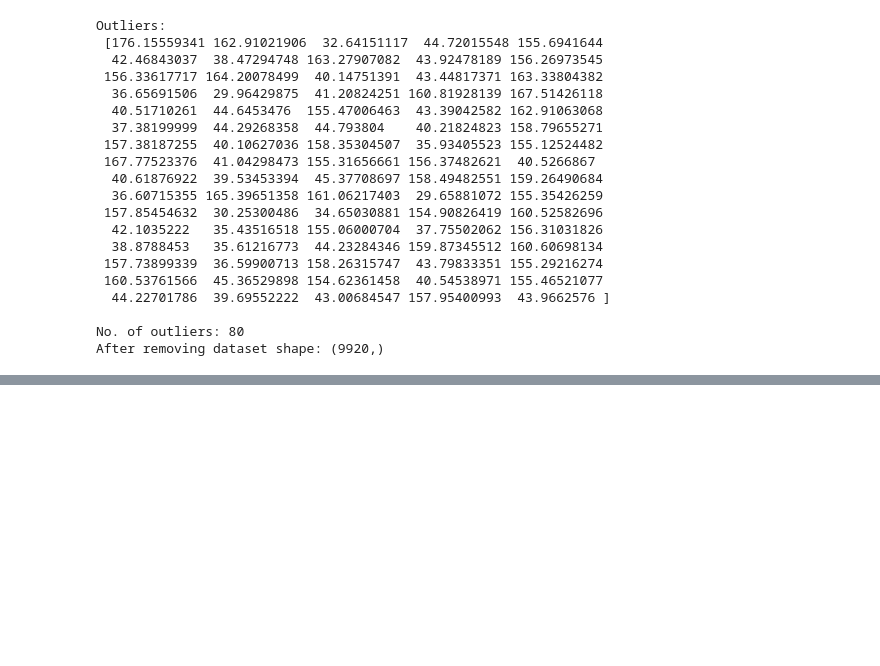
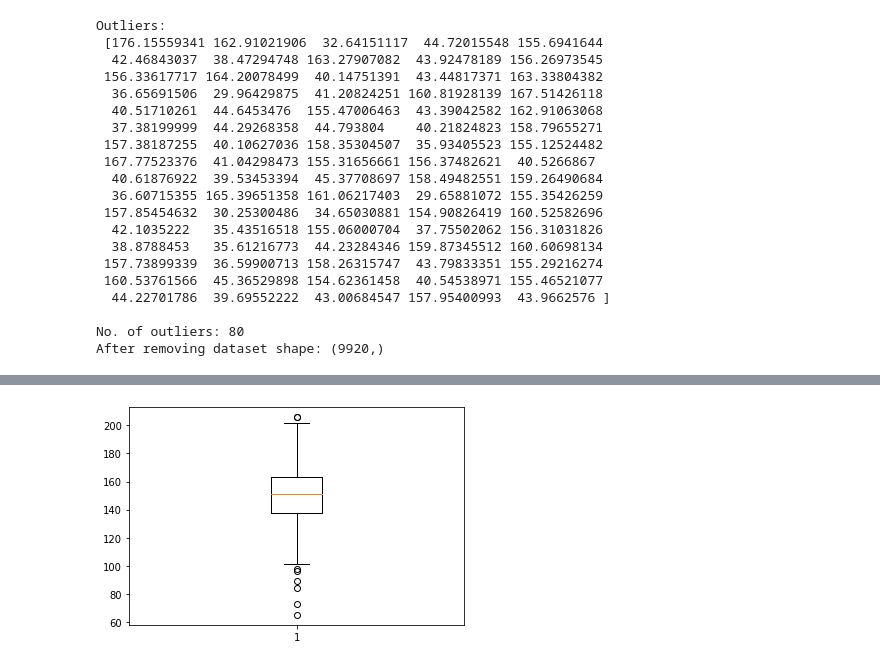
Before and after one commit to surya3217/Data_Science, a Jupyter notebook: Numpy/Numpy_Assignment.ipynb, the cells around one changed output, grey strips where cells are left out. Cells and saved outputs as stored; diff of their text form; code cells hidden in the pictures; blank space fills up the shorter version.

```diff
--- a/Numpy/Numpy_Assignment.ipynb
+++ b/Numpy/Numpy_Assignment.ipynb
@@ -129,0 +181,5 @@ After removing dataset shape: (9920,)
+# %%
+plt.boxplot(data)
+plt.show()
+# %% [output]
+[figure, added]
```
Also changed, not shown: parts of 3 cells of this notebook.
